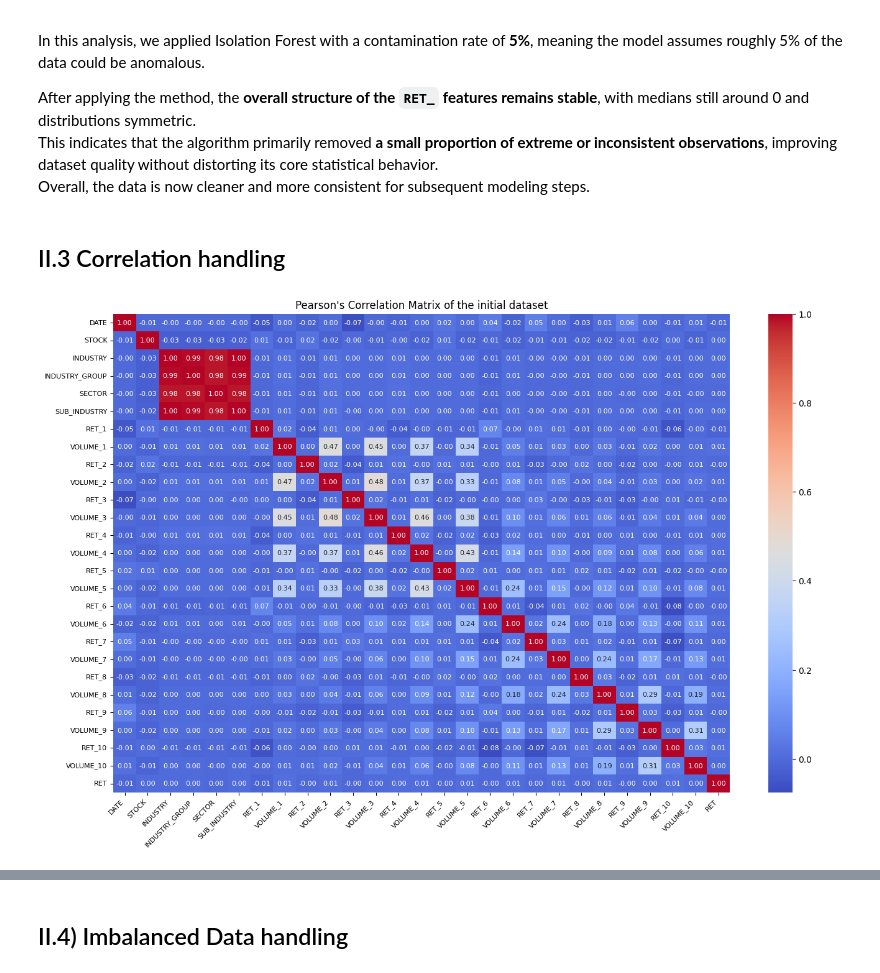
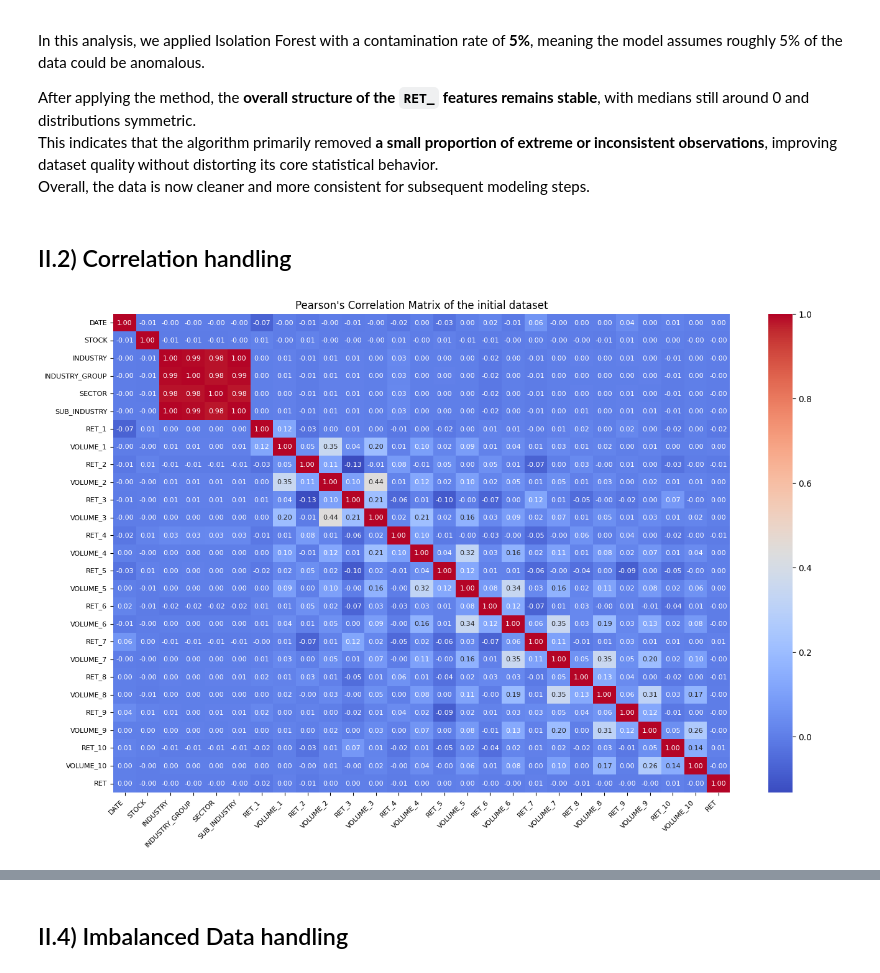
Before and after one commit to AxelPortier/QRT_Challenge_ENS, a Jupyter notebook: Test_Axel.ipynb, the cells around one changed output, grey strips where cells are left out. Cells and saved outputs as stored; diff of their text form; code cells hidden in the pictures.

```diff
--- a/Test_Axel.ipynb
+++ b/Test_Axel.ipynb
@@ -467,14 +468,14 @@ After applying the method, the **overall structure of the `RET_` features remain
 This indicates that the algorithm primarily removed **a small proportion of extreme or inconsistent observations**, improving dataset quality without distorting its core statistical behavior.
 Overall, the data is now cleaner and more consistent for subsequent modeling steps.
 # %% [markdown]
-## II.3 Correlation handling
+## II.2) Correlation handling
 # %%
 plt.figure(figsize=(16, 10))
-pearson_corr = cleaning_train_iqr.corr(method='pearson')
+pearson_corr = cleaning_train.corr(method='pearson')
 sns.heatmap(pearson_corr, annot=True, fmt=".2f", cmap="coolwarm", cbar=True, annot_kws={"size": 8})
 plt.title("Pearson's Correlation Matrix of the initial dataset")
 plt.xticks(rotation=45, ha='right', fontsize=8)
 plt.yticks(fontsize=8)
 plt.show()
 # %% [output]
-[figure, old version]
+[figure, new version]
```
Also changed, not shown: parts of 20 cells of this notebook.
